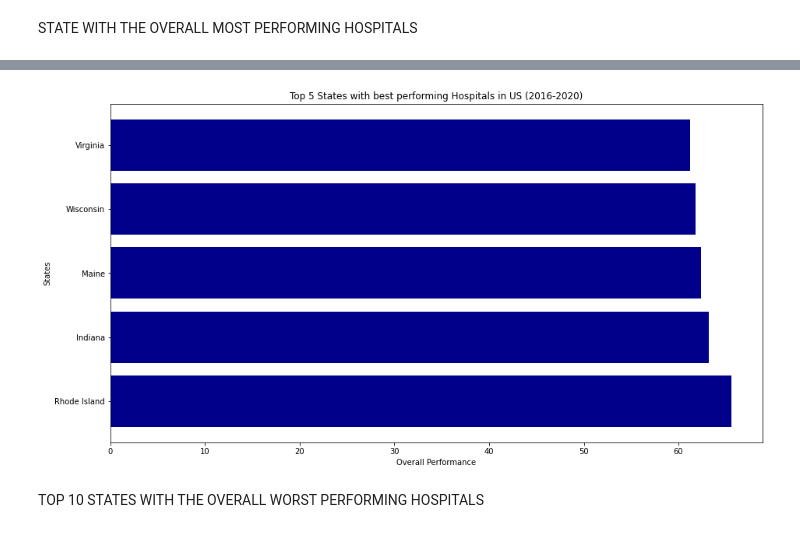
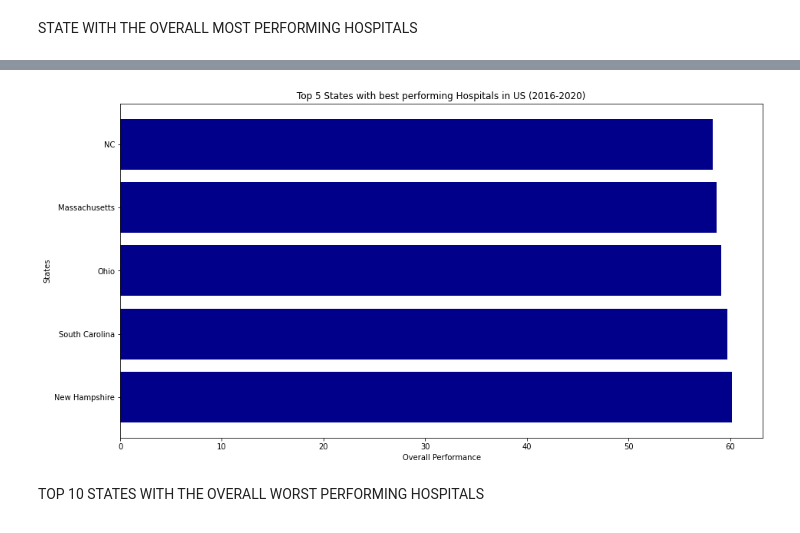
Before and after one commit to Heartz00/TEAM-JUPYTER, a Jupyter notebook: Analyzed_dataset.ipynb, the cells around one changed output, grey strips where cells are left out. Drawn from its saved outputs; the diff is of its cells as text; code cells hidden in the pictures.

```diff
--- a/Analyzed_dataset.ipynb
+++ b/Analyzed_dataset.ipynb
@@ -584,7 +584,7 @@ STATE WITH THE OVERALL MOST PERFORMING HOSPITALS
 # %%
 ranked_performance_for_state = Overall_performance_tableS.sort_values(by='Overall performance', ascending=False)
 top10_state= ranked_performance_for_state.head(10)
-top10_state
+top10_state=
 # %% [output]
 |  | State | 2016 Total performance score | 2017 Total performance score | 2018 Total performance score | 2019 Total performance score | ... |
 | 43 | Rhode Island | 13.5 | 13.5 | 13.4 | 12.6 | ... |
@@ -600,17 +600,17 @@ top10_state
 # %%
 import matplotlib.pyplot as plt
 fig = plt.figure(figsize = (15, 8))
 
 # creating the bar plot
-plt.barh(top10_state['State'].head(5), top10_state['Overall performance'].head(5), color ='darkBlue')
+plt.barh((top10_state['State'].tail(5)), (top10_state['Overall performance'].tail(5)), color ='darkBlue')
 
 plt.ylabel("States")
 
 plt.xlabel("Overall Performance")
 plt.title("Top 5 States with best performing Hospitals in US (2016-2020)")
 plt.show()
 # %% [output]
-[figure, old version]
+[figure, new version]
 # %% [markdown]
 TOP 10 STATES WITH THE OVERALL WORST PERFORMING HOSPITALS
 # %%
```
Also changed, not shown: parts of 7 cells of this notebook.
